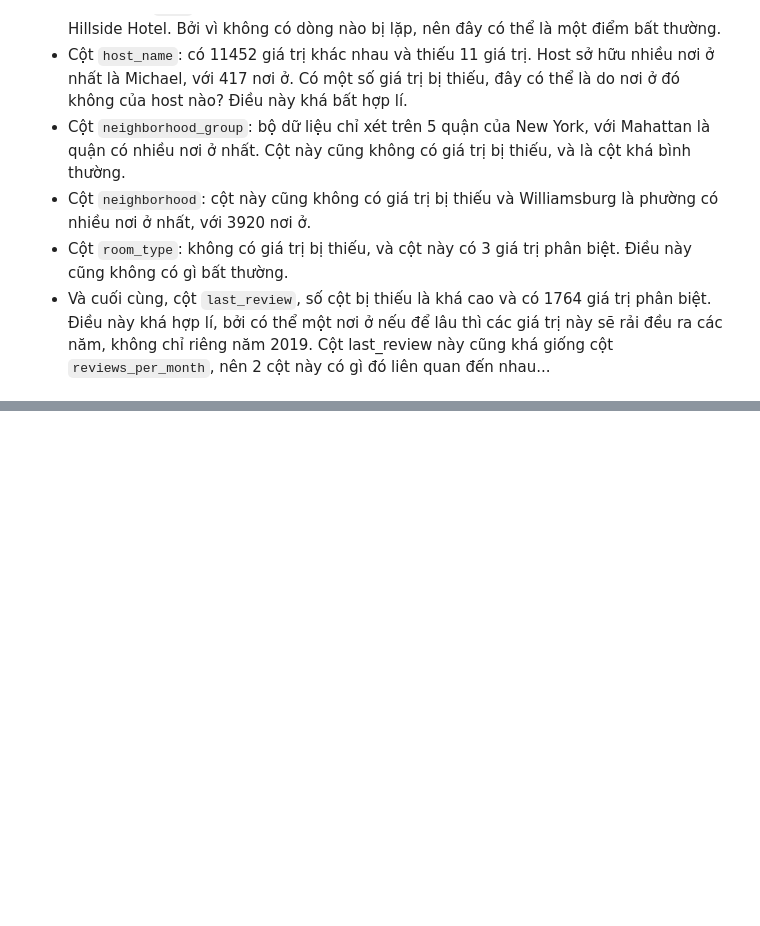
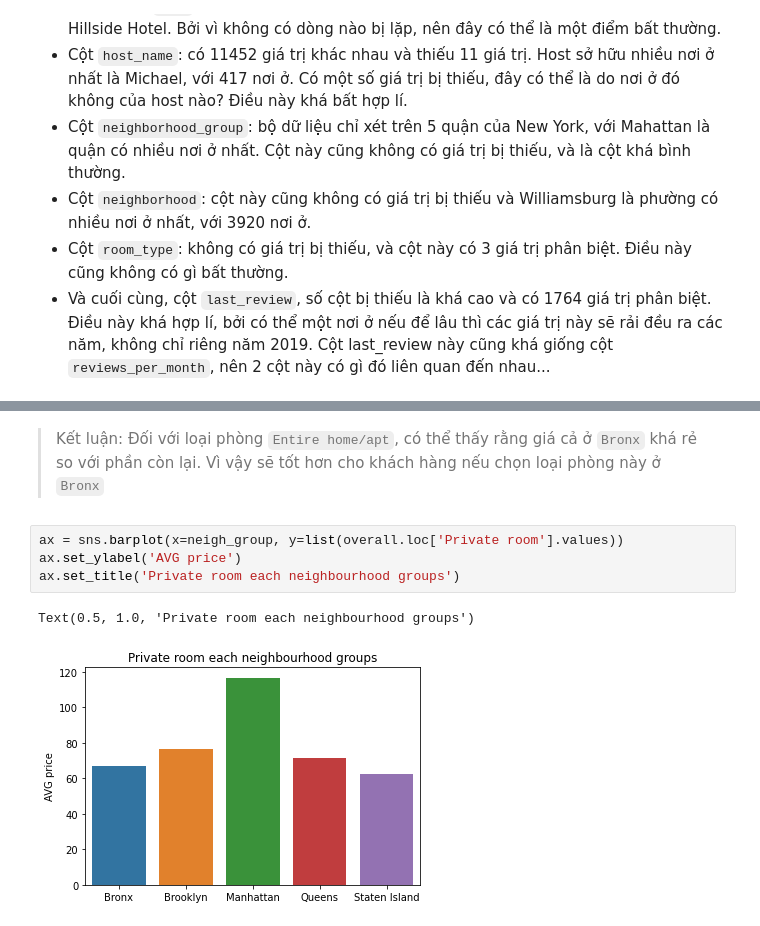
Before and after one commit to huutuan122/P4DS_Final, a Jupyter notebook: code/Tuan.ipynb, the cells around one changed output, grey strips where cells are left out. Cells and saved outputs as stored; diff of their text form; blank space fills up the shorter version.

```diff
--- a/code/Tuan.ipynb
+++ b/code/Tuan.ipynb
@@ -117,0 +253,9 @@ np.unique(df['id'])
+# %% [markdown]
+> Kết luận: Đối với loại phòng `Entire home/apt`, có thể thấy rằng giá cả ở `Bronx` khá rẻ so với phần còn lại. Vì vậy sẽ tốt hơn cho khách hàng nếu chọn loại phòng này ở `Bronx`
+# %%
+ax = sns.barplot(x=neigh_group, y=list(overall.loc['Private room'].values))
+ax.set_ylabel('AVG price')
+ax.set_title('Private room each neighbourhood groups')
+# %% [output]
+Text(0.5, 1.0, 'Private room each neighbourhood groups')
+[figure, added]
```
Also changed, not shown: parts of 39 cells of this notebook.
